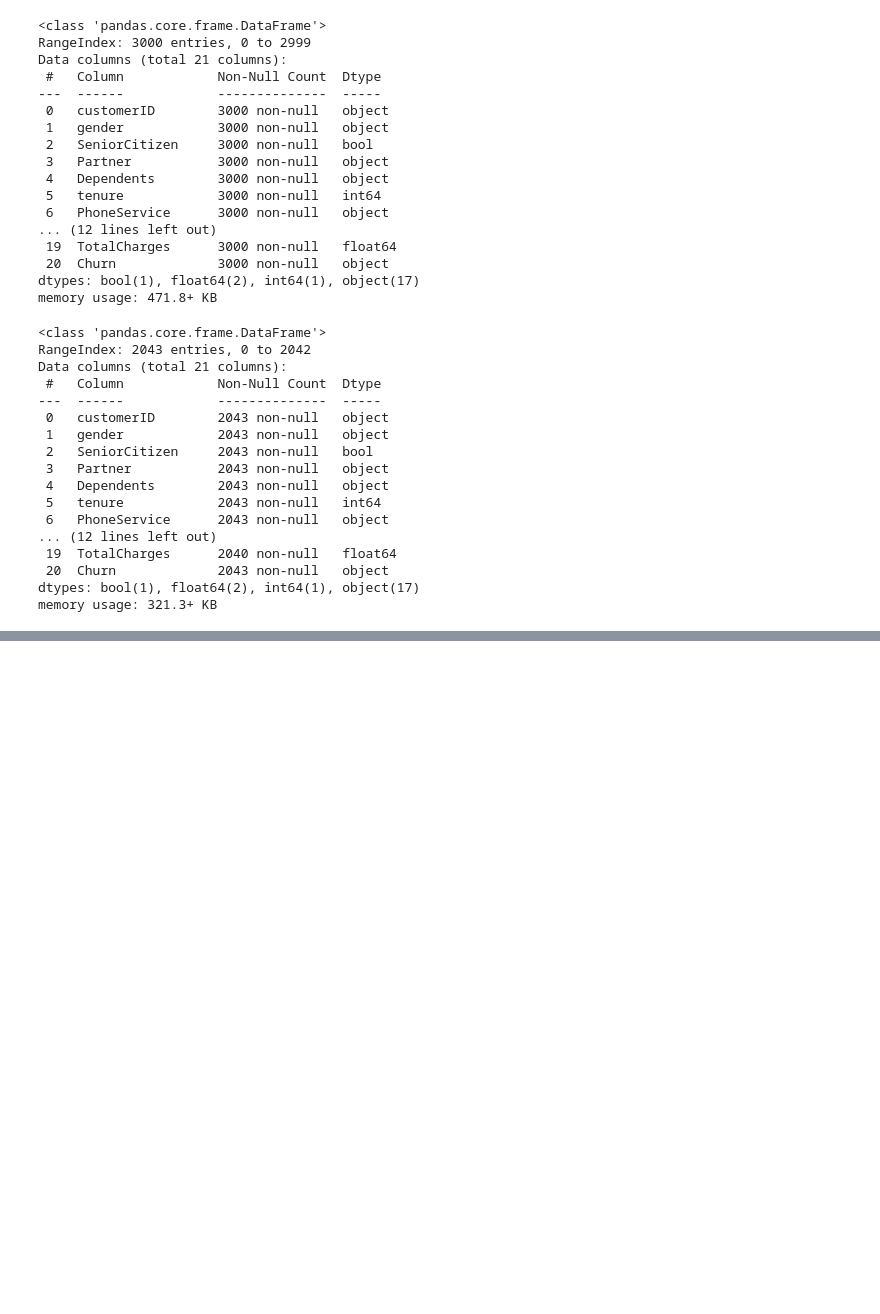
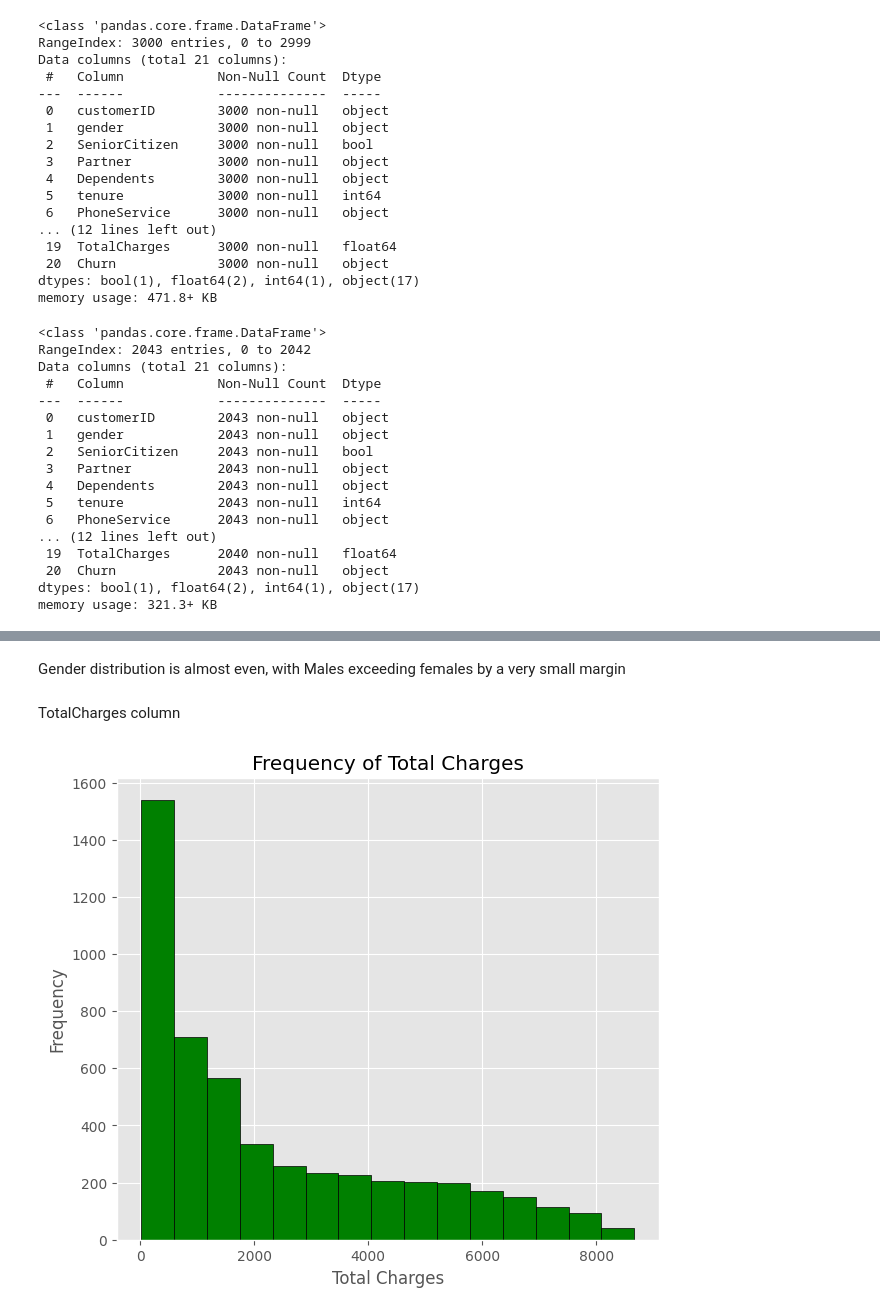
Before and after one commit to kaitany/Telecommunications-Churn-Analysis, a Jupyter notebook: Predicting_Customer_Churn.ipynb, the cells around one changed output, grey strips where cells are left out. Cells and saved outputs as stored; diff of their text form; code cells hidden in the pictures; blank space fills up the shorter version.

```diff
--- a/Predicting_Customer_Churn.ipynb
+++ b/Predicting_Customer_Churn.ipynb
@@ -1070,0 +1152,15 @@ data_2['TotalCharges'].isna().sum()
+# %% [markdown]
+Gender distribution is almost even, with Males exceeding females by a very small margin
+# %% [markdown]
+TotalCharges column
+# %%
+#Visualization of frequency distribution of total charges column
+
+plt.figure(figsize=(7,6))
+plt.hist(df['TotalCharges'], bins=15, color='g', edgecolor='black')
+plt.xlabel('Total Charges')
+plt.ylabel('Frequency')
+plt.title('Frequency of Total Charges')
+plt.show()
+# %% [output]
+[figure, added]
```
Also changed, not shown: parts of 26 cells of this notebook.
